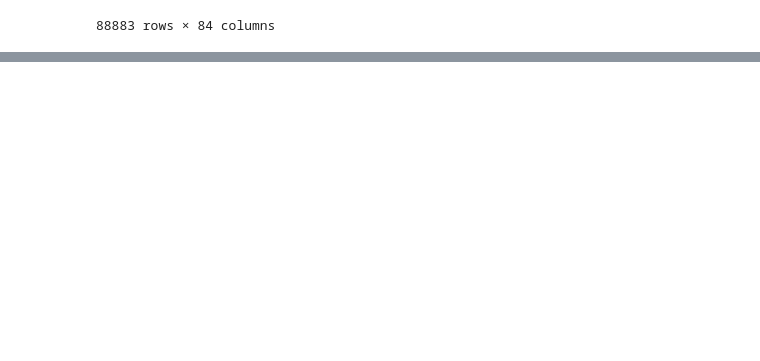
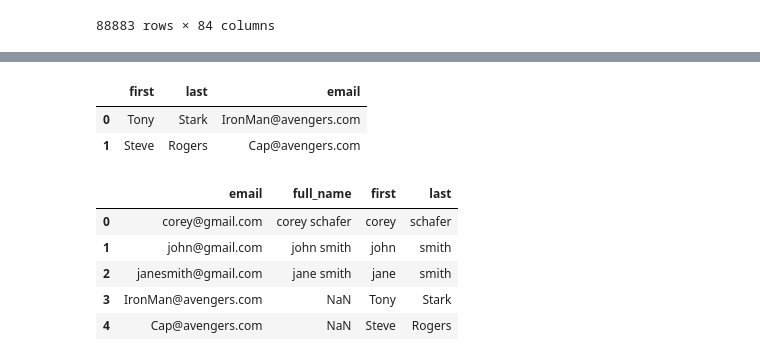
Before and after one commit to SayarGitHub/pandas, a Jupyter notebook: pandas-Tutorial.ipynb, the cells around one changed output, grey strips where cells are left out. Drawn from its saved outputs; the diff is of its cells as text; code cells hidden in the pictures; blank space fills up the shorter version.

```diff
--- a/pandas-Tutorial.ipynb
+++ b/pandas-Tutorial.ipynb
@@ -822,0 +848,2 @@ df
+# %%
+ex_df[["first","last"]] = ex_df["full_name"].str.split(" ",expand=True)
@@ -822,0 +857,2 @@ df
+# %%
+ex_df.append({"first":"Tony"})
@@ -822,0 +861,2 @@ df
+# %%
+ex_df.append({"first":"Tony"},ignore_index=True)
@@ -822,0 +869,10 @@ df
+# %%
+people={"first":["Tony","Steve"],
+        "last":["Stark","Rogers"],
+        "email":["IronMan@avengers.com","Cap@avengers.com"]}
+ex_df2 = pd.DataFrame(people)
+ex_df2
+# %% [output]
+|  | first | last | email |
+| 0 | Tony | Stark | IronMan@avengers.com |
+| 1 | Steve | Rogers | Cap@avengers.com |
@@ -822,0 +881,9 @@ df
+# %%
+ex_df.append(ex_df2,ignore_index=True)
+# %% [output]
+|  | email | full_name | first | last |
+| 0 | corey@gmail.com | corey schafer | corey | schafer |
+| 1 | john@gmail.com | john smith | john | smith |
+| 2 | janesmith@gmail.com | jane smith | jane | smith |
+| 3 | IronMan@avengers.com | NaN | Tony | Stark |
+| 4 | Cap@avengers.com | NaN | Steve | Rogers |
```
Also changed, not shown: parts of 13 cells of this notebook.
